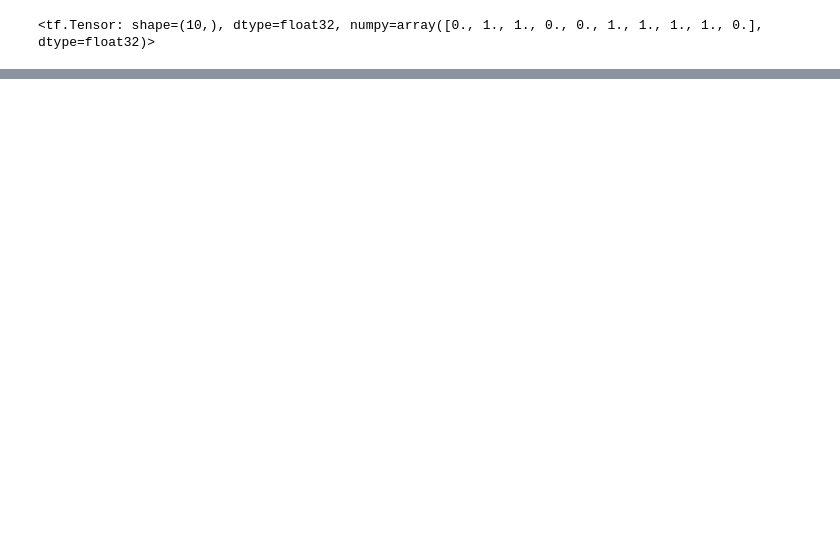
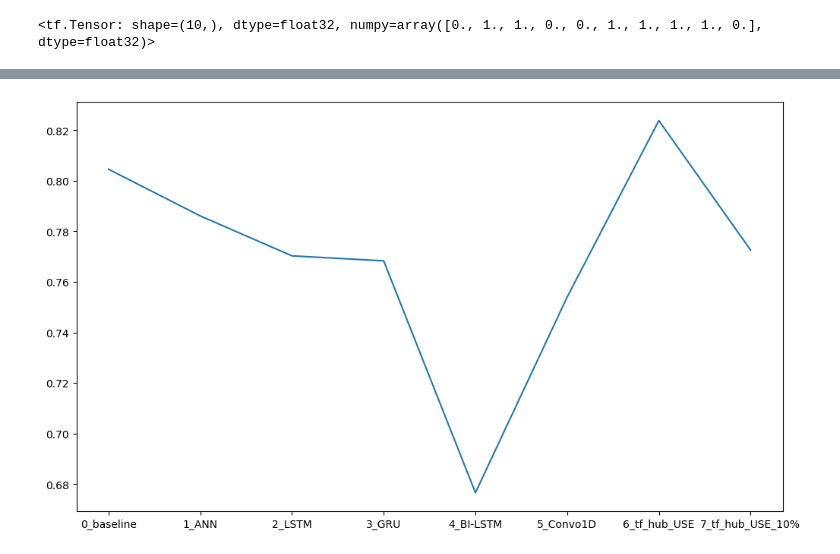
Before and after one commit to MananShukla7/TensorFlow-NLP, a Jupyter notebook: 01_intro_tf_nlp.ipynb, the cells around one changed output, grey strips where cells are left out. Saved outputs shown, nothing was run; the diff lists cells and outputs as text; code cells hidden in the pictures; blank space fills up the shorter version.

```diff
--- a/01_intro_tf_nlp.ipynb
+++ b/01_intro_tf_nlp.ipynb
@@ -1600,0 +1639,4 @@ model_7_results,baseline_results
+# %%
+all_model_results["f1-score"].plot(figsize=(12,7));
+# %% [output]
+[figure, added]
```
Also changed, not shown: parts of 81 cells of this notebook.
